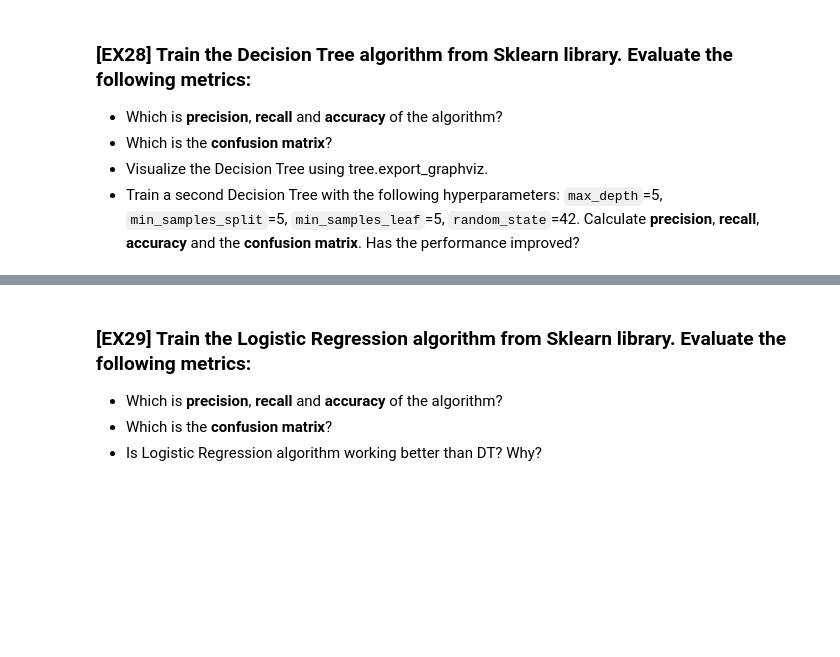
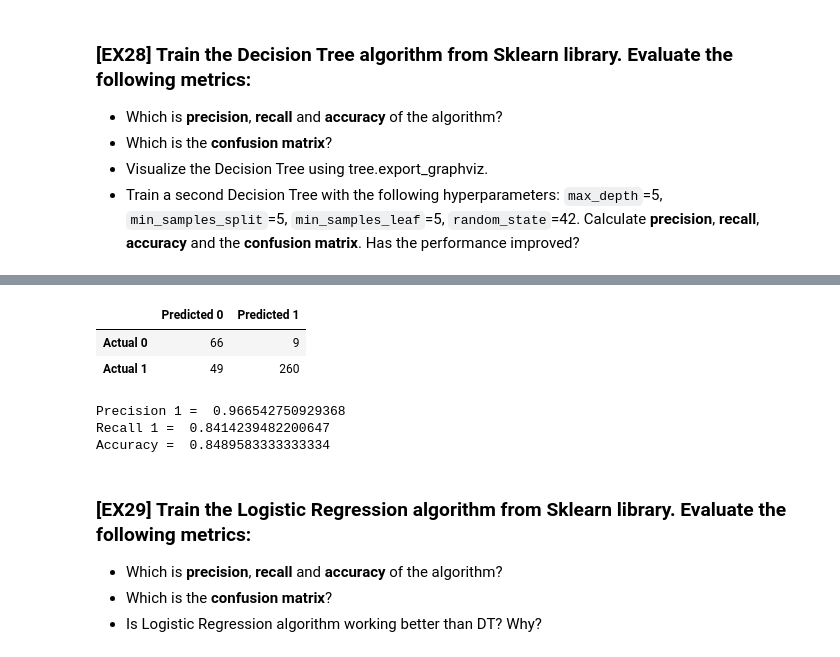
Before and after one commit to WdnLiu/ML2023, a Jupyter notebook: ML2023-main/Project_students/P5_students.ipynb, the cells around one changed output, grey strips where cells are left out. Saved outputs shown, nothing was run; the diff lists cells and outputs as text; code cells hidden in the pictures; blank space fills up the shorter version.

```diff
--- a/ML2023-main/Project_students/P5_students.ipynb
+++ b/ML2023-main/Project_students/P5_students.ipynb
@@ -1135,3 +1142,17 @@ TypeError: fit() missing 1 required positional argument: 'y'
+# %%
+conf_matrix = confusion_matrix(dt.predict(customer_dt_encoded_tr_X), customer_dt_encoded_tr_y)
+conf_matrix = pd.DataFrame(conf_matrix, columns = ['Predicted 0', 'Predicted 1'], index = ['Actual 0', 'Actual 1'])
+display(conf_matrix)
+print("Precision 1 = ", 260/269)
+print("Recall 1 = ", 260/309)
+print("Accuracy = ", (66 + 260) / (66 + 9 + 260 + 49) )
+# %% [output]
+|  | Predicted 0 | Predicted 1 |
+| Actual 0 | 66 | 9 |
+| Actual 1 | 49 | 260 |
+Precision 1 =  0.966542750929368
+Recall 1 =  0.8414239482200647
+Accuracy =  0.8489583333333334
 # %% [markdown]
 ### [**EX29**] Train the Logistic Regression algorithm from Sklearn library. Evaluate the following metrics:
 - Which is **precision**, **recall** and **accuracy** of the algorithm?
```
Also changed, not shown: parts of 10 cells of this notebook.
